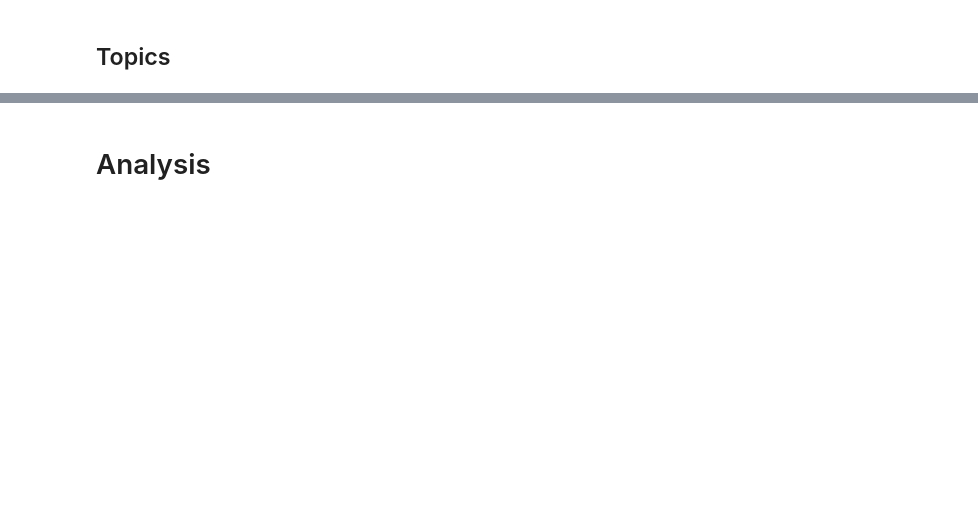
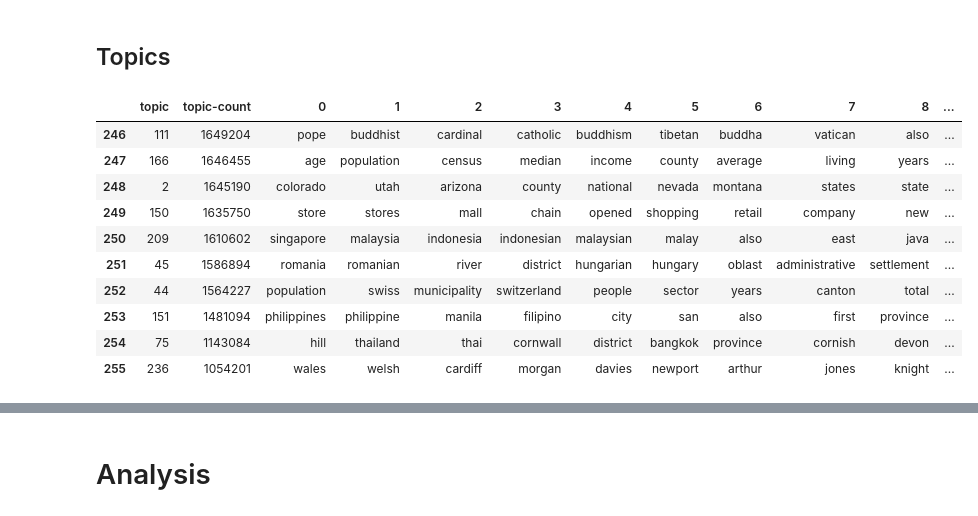
Before and after one commit to knub/master-thesis, a Jupyter notebook: notebooks/Topics.ipynb, the cells around one changed output, grey strips where cells are left out. Cells and saved outputs as stored; diff of their text form; code cells hidden in the pictures; blank space fills up the shorter version.

```diff
--- a/notebooks/Topics.ipynb
+++ b/notebooks/Topics.ipynb
@@ -30,5 +40,18 @@ df_probs.head(1)
 # %% [markdown]
 ## Topics
 # %%
-df_topics = pnd.read_csv("../models/topic-models/topic.256-1000.model.ssv", sep=" ", header=None, encoding="utf-8")
-topic_words = set(df_topics.values.flatten())
+df_topics = pnd.read_csv(MODEL + ".ssv", sep=" ", encoding="utf-8")
+topic_words = set(df_topics.ix[:,-10:].values.flatten())
+df_topics.tail(10)
+# %% [output]
+|  | topic | topic-count | 0 | 1 | 2 | 3 | 4 | 5 | 6 | 7 | 8 | ... |
+| 246 | 111 | 1649204 | pope | buddhist | cardinal | catholic | buddhism | tibetan | buddha | vatican | also | ... |
+| 247 | 166 | 1646455 | age | population | census | median | income | county | average | living | years | ... |
+| 248 | 2 | 1645190 | colorado | utah | arizona | county | national | nevada | montana | states | state | ... |
+| 249 | 150 | 1635750 | store | stores | mall | chain | opened | shopping | retail | company | new | ... |
+| 250 | 209 | 1610602 | singapore | malaysia | indonesia | indonesian | malaysian | malay | also | east | java | ... |
+| 251 | 45 | 1586894 | romania | romanian | river | district | hungarian | hungary | oblast | administrative | settlement | ... |
+| 252 | 44 | 1564227 | population | swiss | municipality | switzerland | people | sector | years | canton | total | ... |
+| 253 | 151 | 1481094 | philippines | philippine | manila | filipino | city | san | also | first | province | ... |
+| 254 | 75 | 1143084 | hill | thailand | thai | cornwall | district | bangkok | province | cornish | devon | ... |
+| 255 | 236 | 1054201 | wales | welsh | cardiff | morgan | davies | newport | arthur | jones | knight | ... |
```
Also changed, not shown: parts of 28 cells of this notebook.
